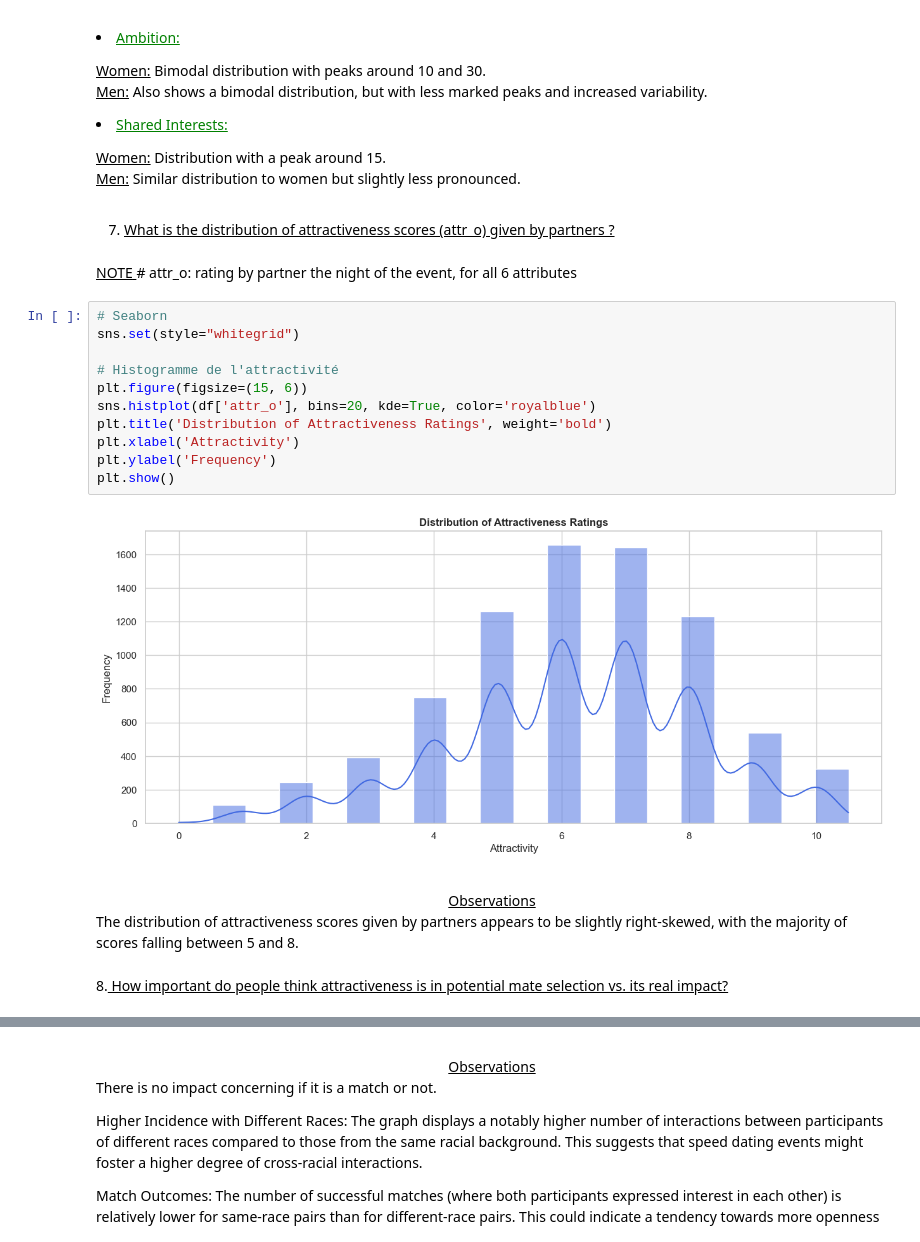
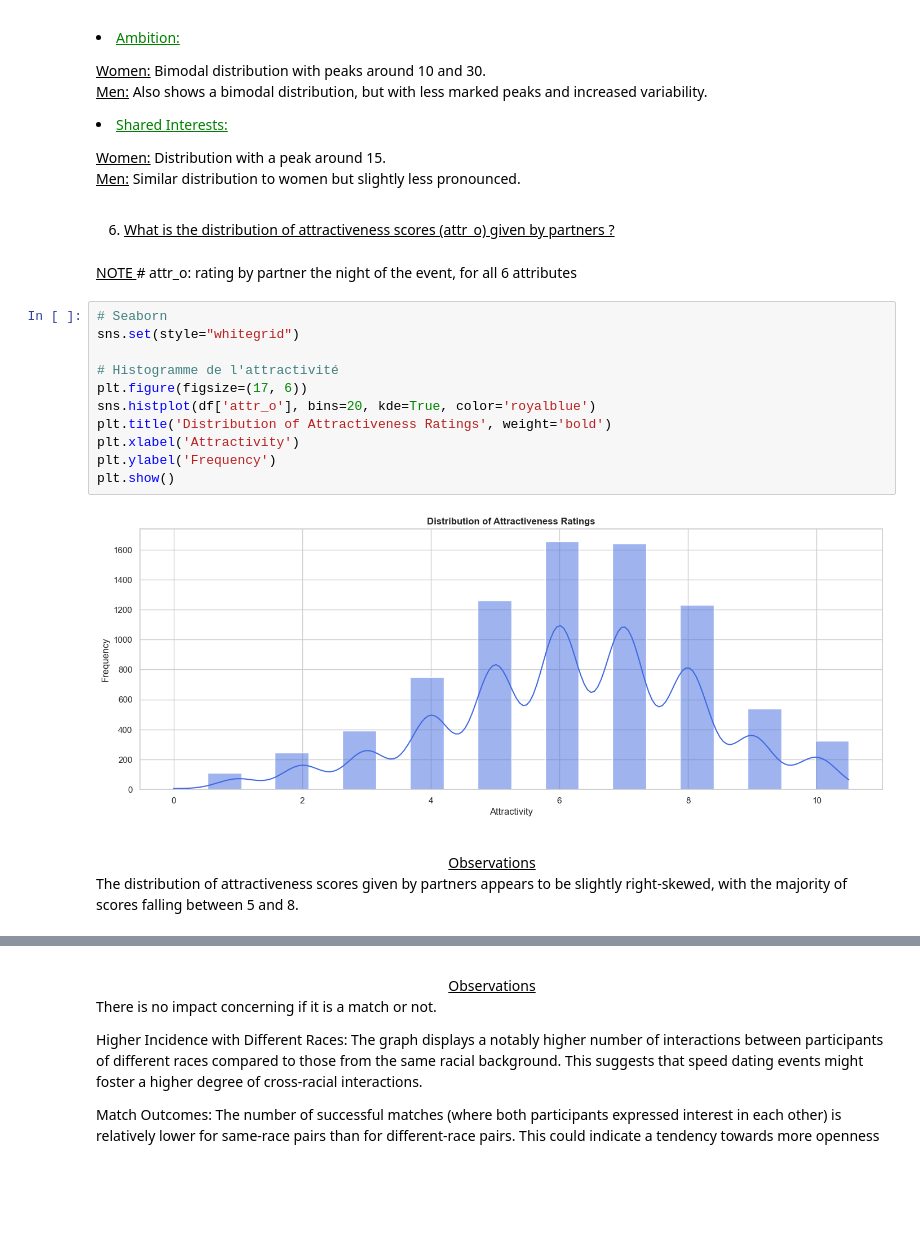
Before and after one commit to NadiaPreuvot/Block.2.EDA-Speed.Dating-Tinder_Project, a Jupyter notebook: speed_dating_project/speed_dating_notebook.ipynb, the cells around one changed output, grey strips where cells are left out. Drawn from its saved outputs; the diff is of its cells as text; blank space fills up the shorter version.

```diff
--- a/speed_dating_project/speed_dating_notebook.ipynb
+++ b/speed_dating_project/speed_dating_notebook.ipynb
@@ -450,25 +412,23 @@ These visualizations provide valuable insights into how different attributes are
 <ins>Men:</ins> Similar distribution to women but slightly less pronounced.
 <br>
 # %% [markdown]
-7. <u> What is the distribution of attractiveness scores (attr_o) given by partners ?
+6. <u> What is the distribution of attractiveness scores (attr_o) given by partners ?
 # %% [markdown]
 </u><ins> <font color="bleu"><ins>NOTE</font></u> </ins># attr_o: rating by partner the night of the event, for all 6 attributes
 # %%
 # Seaborn
 sns.set(style="whitegrid")
 
 # Histogramme de l'attractivité
-plt.figure(figsize=(15, 6))
+plt.figure(figsize=(17, 6))
 sns.histplot(df['attr_o'], bins=20, kde=True, color='royalblue')
 plt.title('Distribution of Attractiveness Ratings', weight='bold')
 plt.xlabel('Attractivity')
 plt.ylabel('Frequency')
 plt.show()
 # %% [output]
-[figure, old version]
+[figure, new version]
 # %% [markdown]
  </u><ins><center> <font color="bleu"><ins>Observations</font> </center>
 </br>
  The distribution of attractiveness scores given by partners appears to be slightly right-skewed, with the majority of scores falling between 5 and 8.
-# %% [markdown]
-8.<u> How important do people think attractiveness is in potential mate selection vs. its real impact?
```
Also changed, not shown: parts of 51 cells of this notebook.
